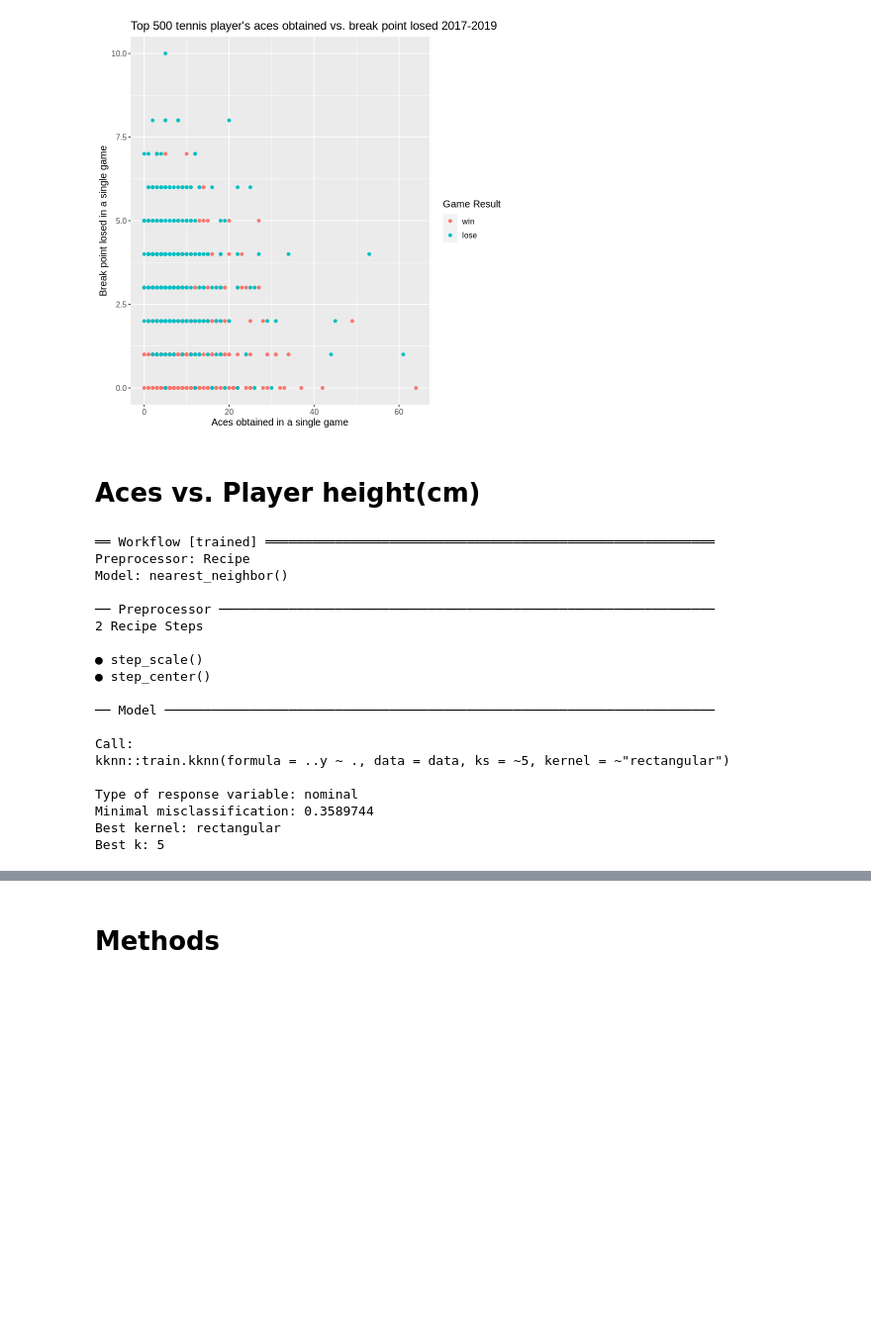
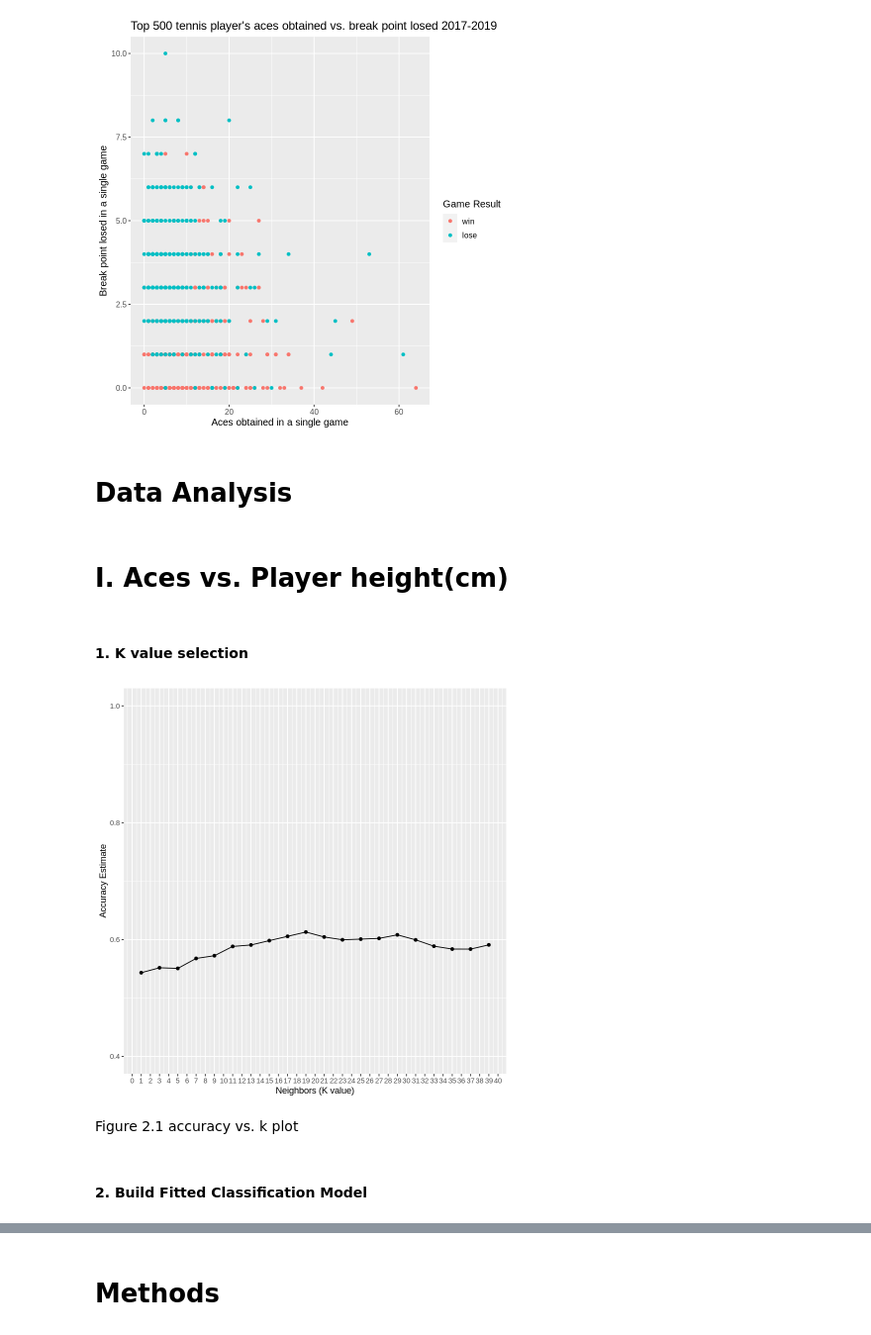
Before and after one commit to Hannah-900/Group_Project, a Jupyter notebook: Final Project Report.ipynb, the cells around one changed output, grey strips where cells are left out. Shown at 99% size. Drawn from its saved outputs; the diff is of its cells as text; code cells hidden in the pictures; blank space fills up the shorter version.

```diff
--- a/Final Project Report.ipynb
+++ b/Final Project Report.ipynb
@@ -207,40 +217,57 @@ aces_bpLosed_plot
 [figure]
 [figure]
 [figure]
+# %% [markdown]
+# Data Analysis
 # %% [markdown]
-# Aces vs. Player height(cm)
+# I. Aces vs. Player height(cm)
+# %% [markdown]
+#### 1. K value selection
+# %%
+tennis_recipe<- recipe(result~height+ace, data=tennis_train)%>%
+    step_scale(all_predictors())%>%
+    step_center(all_predictors())
+
+knn_tune<-nearest_neighbor(weight_func="rectangular", neighbor=tune())%>%
+    set_engine("kknn")%>%
+    set_mode("classification")
+
+k_vals <- tibble(neighbors = seq(from = 1, to = 40, by = 2))
+
+knn_results <- workflow() %>%
+  add_recipe(tennis_recipe) %>%
+  add_model(knn_tune) %>%
+  tune_grid(resamples = tennis_vfold, grid = k_vals) %>%
+  collect_metrics()
+
+accuracies<- knn_results %>%
+       filter(.metric=="accuracy")
+
+accuracy_versus_k<- ggplot(accuracies, aes(x = neighbors, y = mean))+
+       geom_point() +
+       geom_line() +
+       labs(x = "Neighbors (K value)", y = "Accuracy Estimate") +
+       scale_x_continuous(breaks = seq(0, 50, by = 1)) +  # adjusting the x-axis
+       scale_y_continuous(limits = c(0.4, 1.0)) # adjusting the y-axis
+accuracy_versus_k
+#accuracy is similar, chose smaller k since variation is smaller (improves the accuracy)
+# %% [output]
+[figure, added]
+# %% [markdown]
+Figure 2.1 accuracy vs. k plot
+# %% [markdown]
+#### 2. Build Fitted Classification Model
 # %%
 #Building fitted model
 set.seed(3456)
+tennis_model<-nearest_neighbor(weight_func="rectangular", neighbors=21)%>%
+    set_engine("kknn")%>%
+    set_mode("classification")
 tennis_recipe<- recipe(result~height+ace, data=tennis_train)%>%
     step_scale(all_predictors())%>%
-    step_center(all_predictors()) # THIS ONE BETTER OR THE  mutate(scaled_HIEGHT = scale(HIEGHT, center = TRUE))
-tennis_model<-nearest_neighbor(weight_func="rectangular", neighbors=5)%>%
-    set_engine("kknn")%>%
-    set_mode("classification")
+    step_center(all_predictors())
 tennis_workflow<- workflow()%>%
     add_model(tennis_model)%>%
     add_recipe(tennis_recipe)
 
 tennis_fit<-fit(tennis_workflow, data=tennis_train)
-tennis_fit
-# %% [output]
-══ Workflow [trained] ══════════════════════════════════════════════════════════
-Preprocessor: Recipe
-Model: nearest_neighbor()
-
-── Preprocessor ────────────────────────────────────────────────────────────────
-2 Recipe Steps
-
-● step_scale()
-● step_center()
-
-── Model ───────────────────────────────────────────────────────────────────────
-
-Call:
-kknn::train.kknn(formula = ..y ~ ., data = data, ks = ~5, kernel = ~"rectangular")
-
-Type of response variable: nominal
-Minimal misclassification: 0.3589744
-Best kernel: rectangular
-Best k: 5
```
Also changed, not shown: parts of 34 cells of this notebook.
